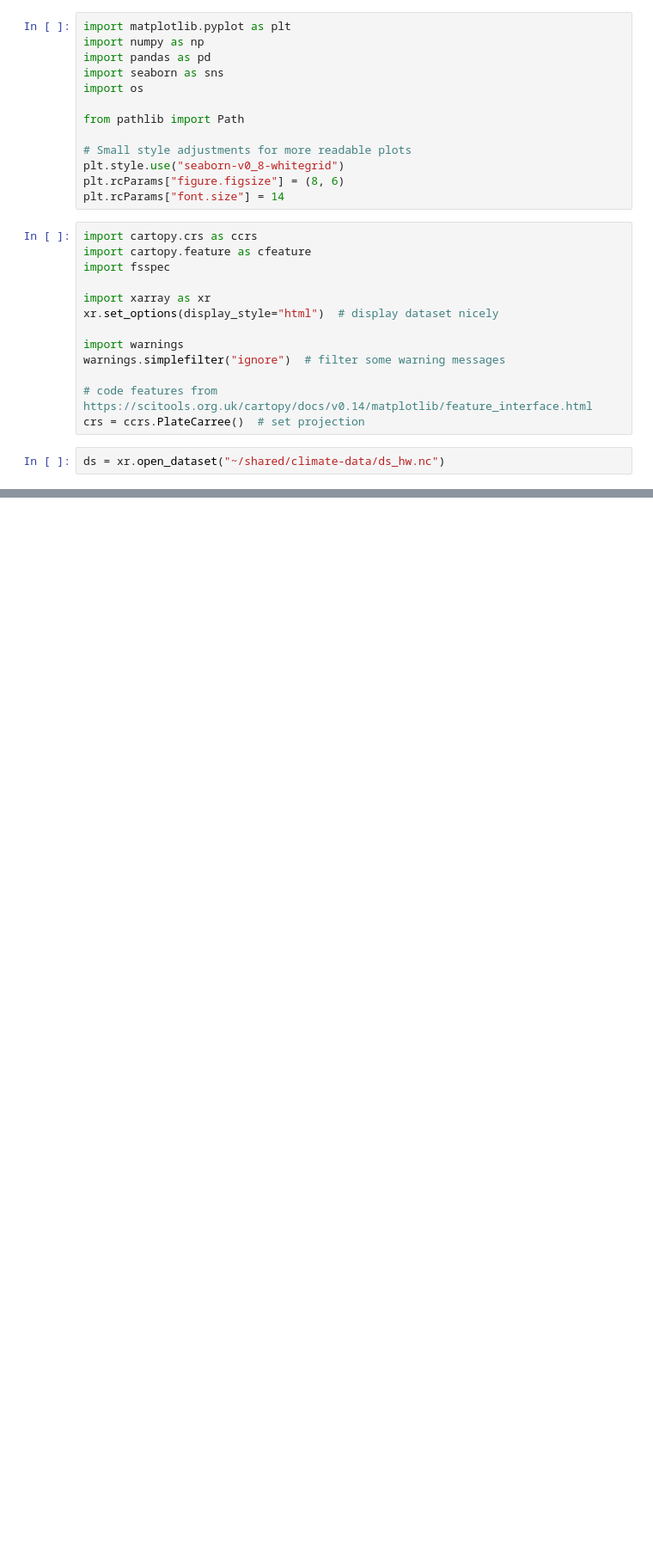
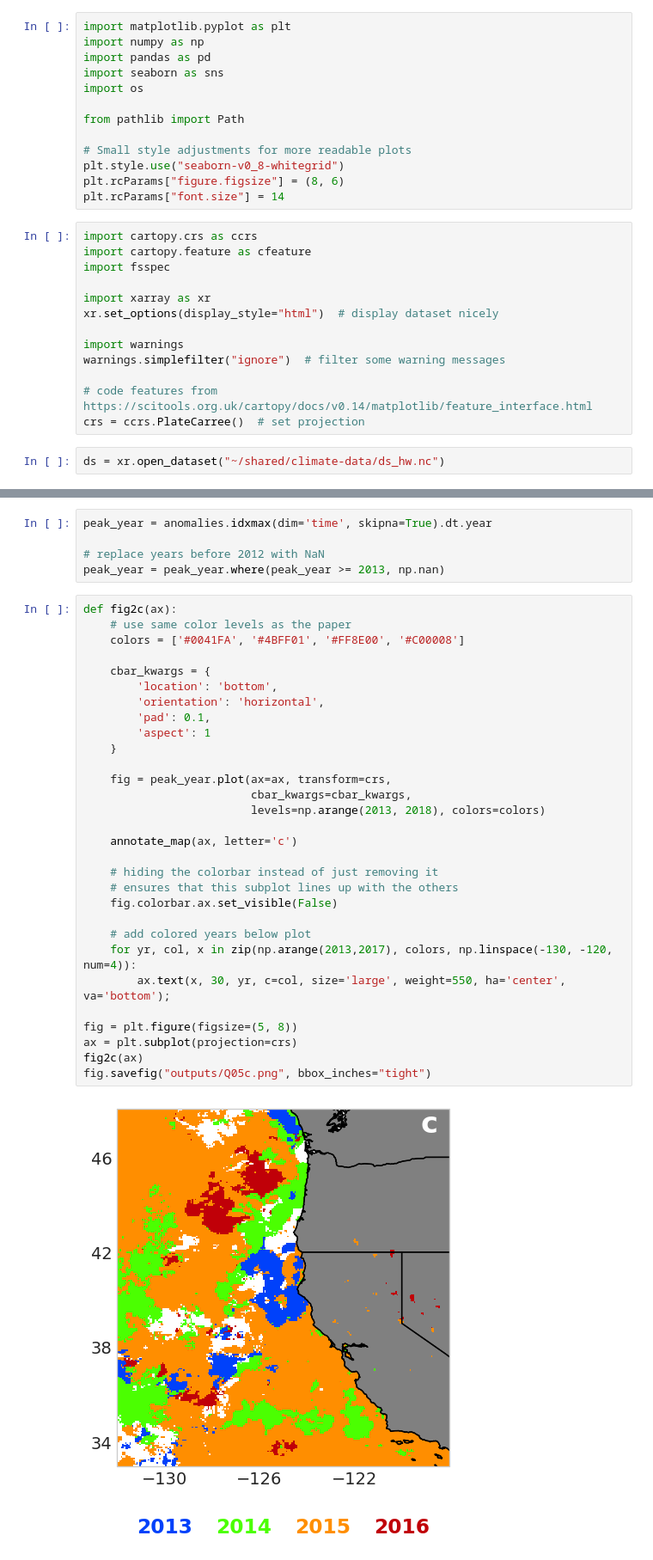
Before and after one commit to UCB-stat-159-s23/hw03-Group27, a Jupyter notebook: climate-Q05.ipynb, the cells around one changed output, grey strips where cells are left out. Shown: that part at 86% size. Cells and saved outputs as stored; diff of their text form; blank space fills up the shorter version.

```diff
--- a/climate-Q05.ipynb
+++ b/climate-Q05.ipynb
@@ -55,0 +164,37 @@ array([[[290.05157, 290.026  , 290.00433, ..., 288.28137, 288.286  ,
+# %%
+peak_year = anomalies.idxmax(dim='time', skipna=True).dt.year
+
+# replace years before 2012 with NaN
+peak_year = peak_year.where(peak_year >= 2013, np.nan)
+# %%
+def fig2c(ax):
+    # use same color levels as the paper
+    colors = ['#0041FA', '#4BFF01', '#FF8E00', '#C00008']
+
+    cbar_kwargs = {
+        'location': 'bottom',
+        'orientation': 'horizontal',
+        'pad': 0.1,
+        'aspect': 1
+    }
+
+    fig = peak_year.plot(ax=ax, transform=crs,
+                         cbar_kwargs=cbar_kwargs,
+                         levels=np.arange(2013, 2018), colors=colors)
+
+    annotate_map(ax, letter='c')
+
+    # hiding the colorbar instead of just removing it
+    # ensures that this subplot lines up with the others
+    fig.colorbar.ax.set_visible(False)
+
+    # add colored years below plot
+    for yr, col, x in zip(np.arange(2013,2017), colors, np.linspace(-130, -120, num=4)):
+        ax.text(x, 30, yr, c=col, size='large', weight=550, ha='center', va='bottom');
+
+fig = plt.figure(figsize=(5, 8))
+ax = plt.subplot(projection=crs)
+fig2c(ax)
+fig.savefig("outputs/Q05c.png", bbox_inches="tight")
+# %% [output]
+[figure, added]
```
Also changed, not shown: parts of 24 cells of this notebook, 4 other files.
